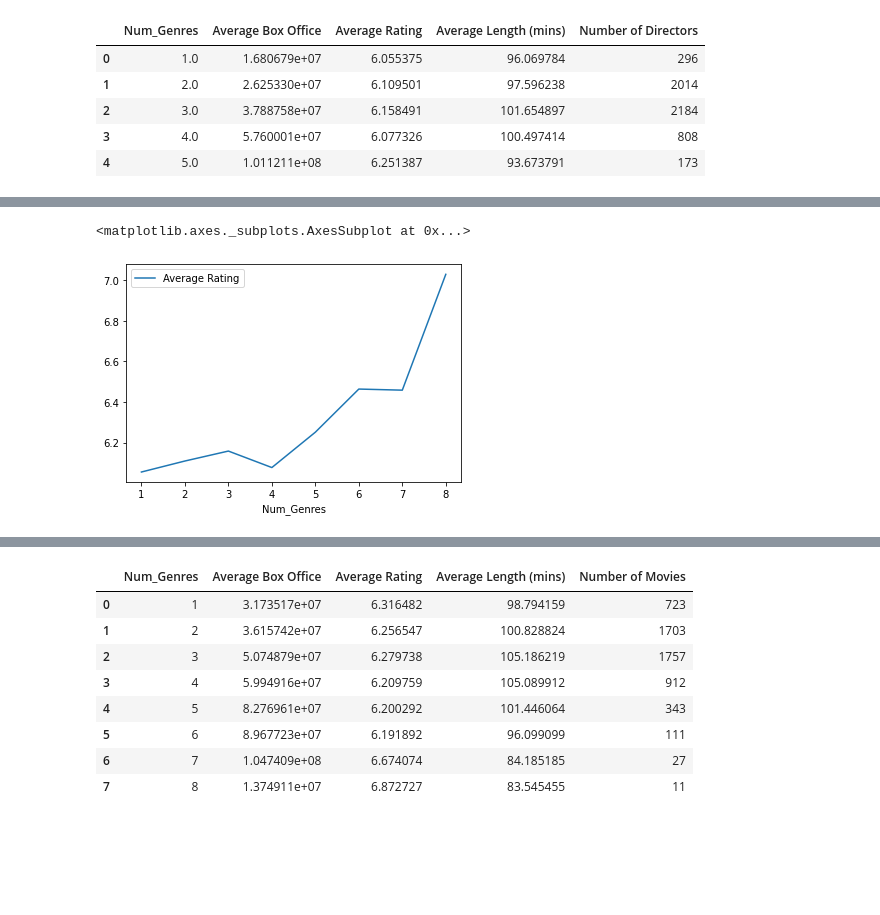
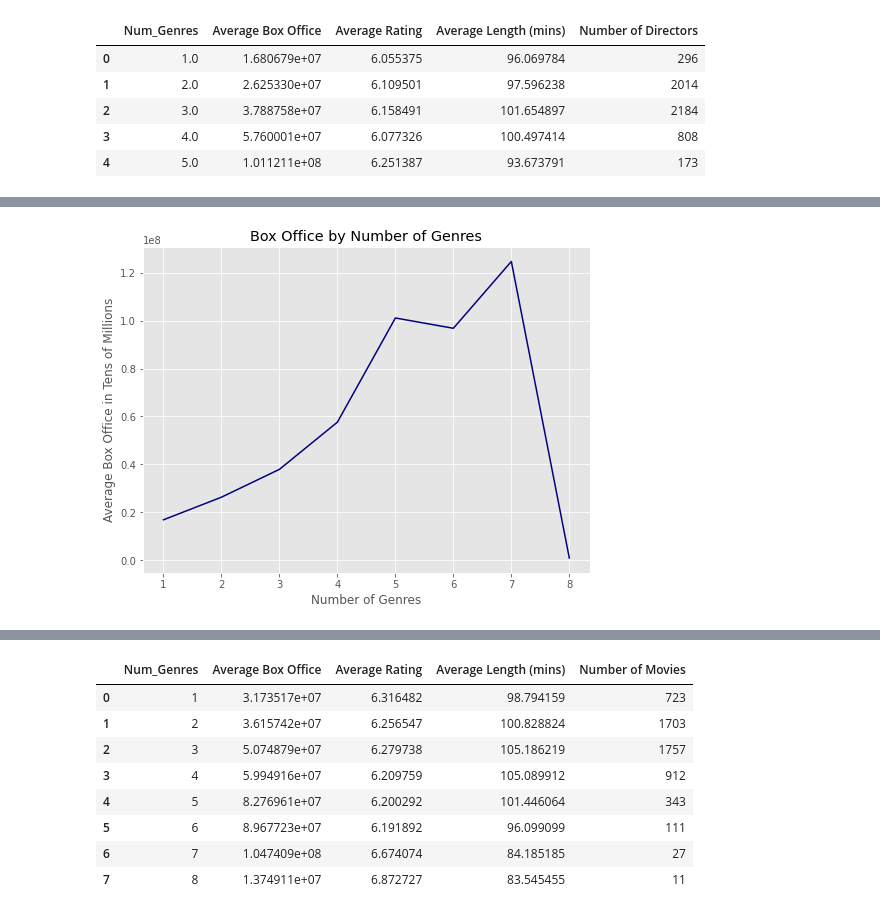
Before and after one commit to Lweston75/Project-One, a Jupyter notebook: ESPgraphs.ipynb, the cells around one changed output, grey strips where cells are left out. Saved outputs shown, nothing was run; the diff lists cells and outputs as text; code cells hidden in the pictures; blank space fills up the shorter version.

```diff
--- a/ESPgraphs.ipynb
+++ b/ESPgraphs.ipynb
@@ -64,5 +83,9 @@ director_genres_df.plot.line('Num_Genres','Average Box Office')
-# %%
-director_genres_df.plot.line('Num_Genres','Average Rating')
-# %% [output]
-<matplotlib.axes._subplots.AxesSubplot at 0x...>
-[figure, removed]
+# %%
+
+director_genres_df.plot.line('Num_Genres','Average Box Office', figsize = (8,6), legend = False, color = 'navy')
+plt.title("Box Office by Number of Genres")
+plt.ylabel("Average Box Office in Tens of Millions")
+plt.xlabel("Number of Genres")
+plt.savefig("BoxOfficeByGenres.png")
+# %% [output]
+[figure, added]
```
Also changed, not shown: parts of 16 cells of this notebook, 4 other files.
